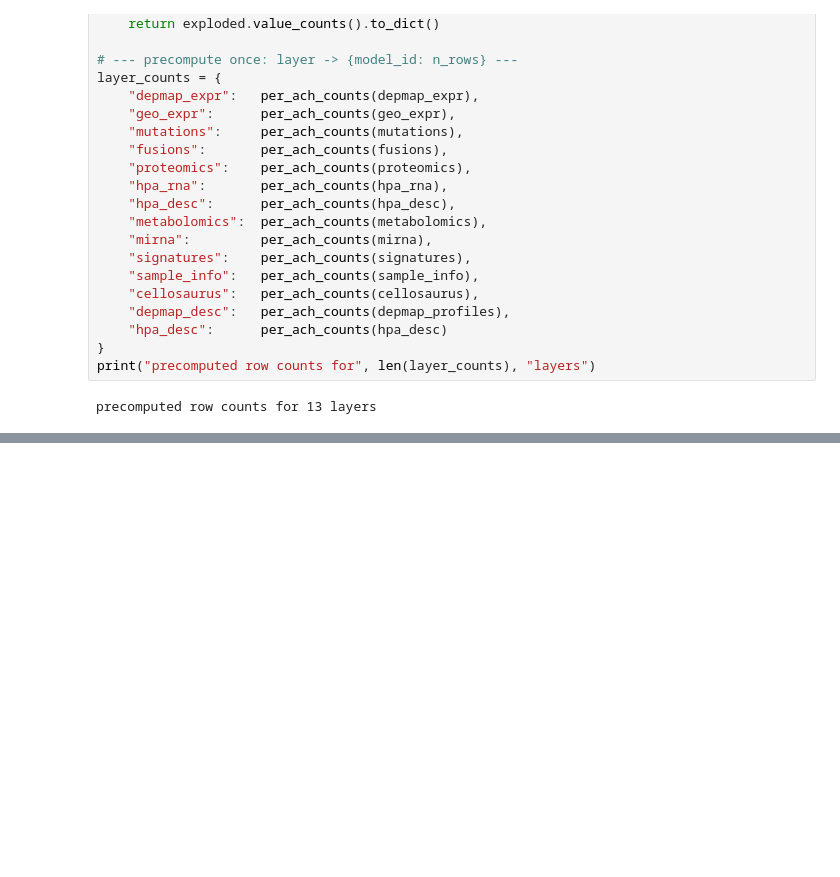
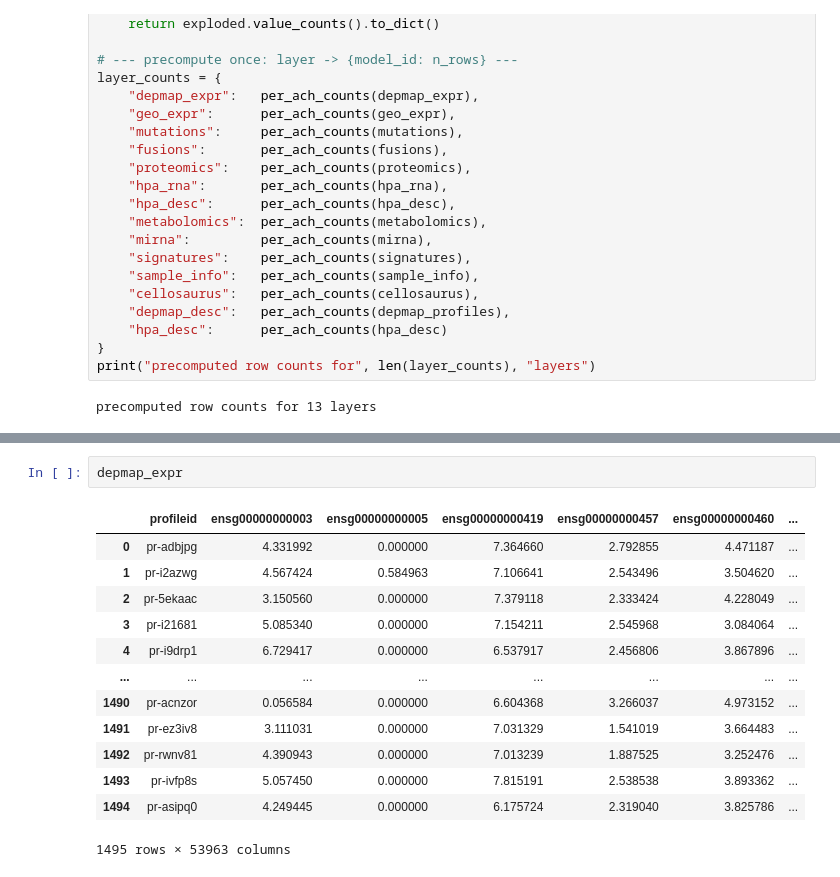
Before and after one commit to UoB-AstraZeneca-25-26/UoB-GeneTraceAI-25-26, a Jupyter notebook: src/Track - D/00_data_harmonisation_pipeline.ipynb, the cells around one changed output, grey strips where cells are left out. Saved outputs shown, nothing was run; the diff lists cells and outputs as text; blank space fills up the shorter version.

```diff
--- a/src/Track - D/00_data_harmonisation_pipeline.ipynb
+++ b/src/Track - D/00_data_harmonisation_pipeline.ipynb
@@ -1813,0 +1866,16 @@ gene: ensg00000000003  ->  1477 cell lines
+# %%
+depmap_expr
+# %% [output]
+|  | profileid | ensg00000000003 | ensg00000000005 | ensg00000000419 | ensg00000000457 | ensg00000000460 | ... |
+| 0 | pr-adbjpg | 4.331992 | 0.000000 | 7.364660 | 2.792855 | 4.471187 | ... |
+| 1 | pr-i2azwg | 4.567424 | 0.584963 | 7.106641 | 2.543496 | 3.504620 | ... |
+| 2 | pr-5ekaac | 3.150560 | 0.000000 | 7.379118 | 2.333424 | 4.228049 | ... |
+| 3 | pr-i21681 | 5.085340 | 0.000000 | 7.154211 | 2.545968 | 3.084064 | ... |
+| 4 | pr-i9drp1 | 6.729417 | 0.000000 | 6.537917 | 2.456806 | 3.867896 | ... |
+| ... | ... | ... | ... | ... | ... | ... | ... |
+| 1490 | pr-acnzor | 0.056584 | 0.000000 | 6.604368 | 3.266037 | 4.973152 | ... |
+| 1491 | pr-ez3iv8 | 3.111031 | 0.000000 | 7.031329 | 1.541019 | 3.664483 | ... |
+| 1492 | pr-rwnv81 | 4.390943 | 0.000000 | 7.013239 | 1.887525 | 3.252476 | ... |
+| 1493 | pr-ivfp8s | 5.057450 | 0.000000 | 7.815191 | 2.538538 | 3.893362 | ... |
+| 1494 | pr-asipq0 | 4.249445 | 0.000000 | 6.175724 | 2.319040 | 3.825786 | ... |
+1495 rows × 53963 columns
```
Also changed, not shown: parts of 45 cells of this notebook.
